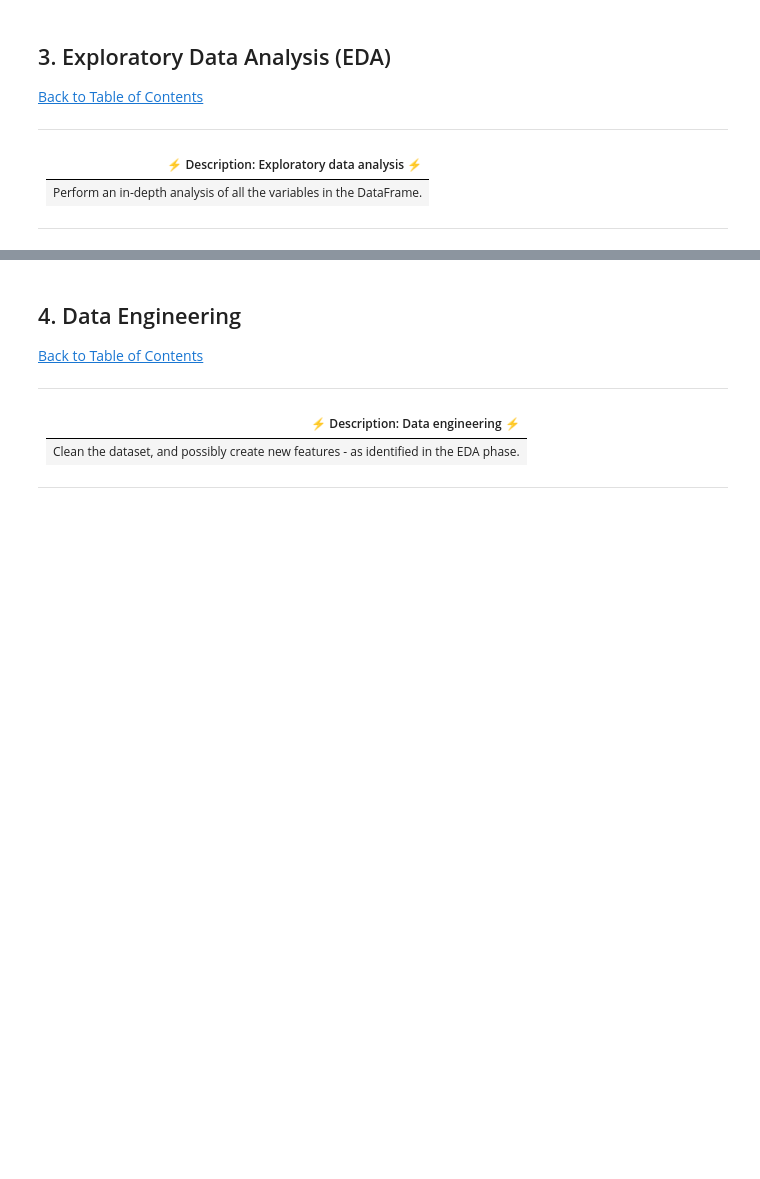
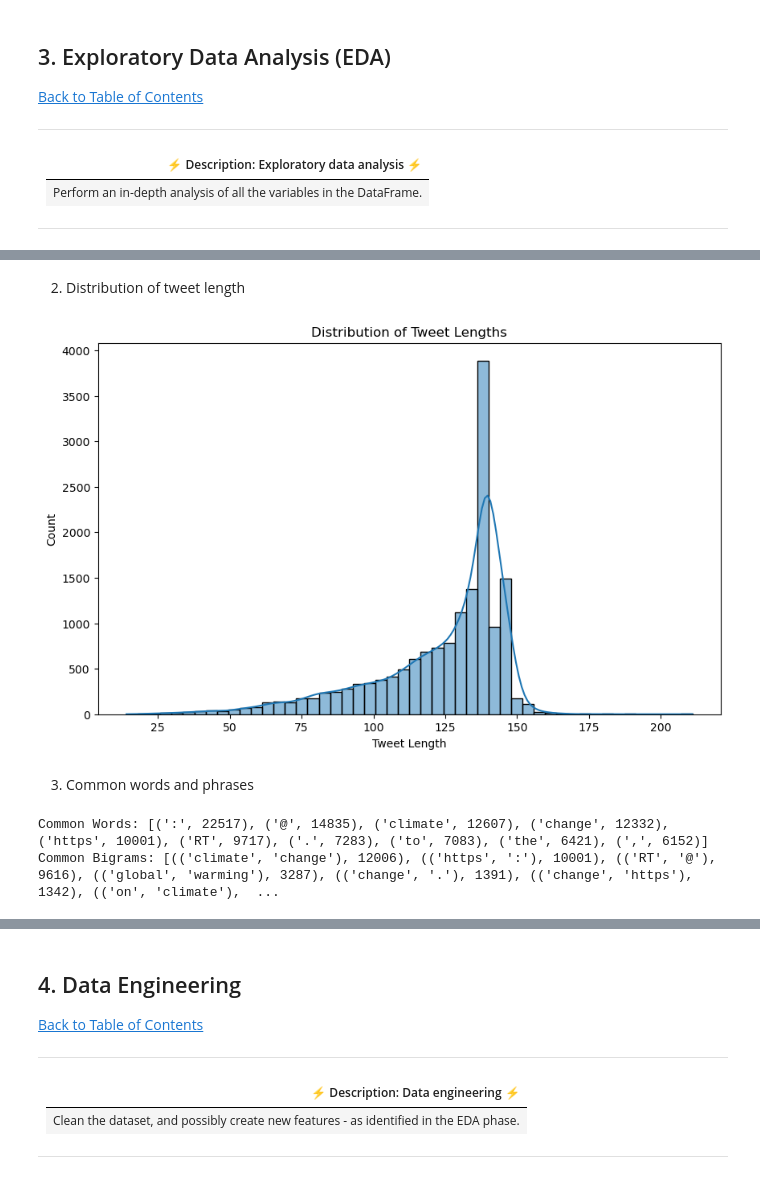
Before and after one commit to gzukhanye/Classification-Sprint-2307FTDS-TEAM-JM5, a Jupyter notebook: JM5_Notebook.ipynb, the cells around one changed output, grey strips where cells are left out. Cells and saved outputs as stored; diff of their text form; code cells hidden in the pictures; blank space fills up the shorter version.

```diff
--- a/JM5_Notebook.ipynb
+++ b/JM5_Notebook.ipynb
@@ -58,0 +141,35 @@
+# %%
+# Analyze the characteristics of the tweet text
+df_train['tweet_length'] = df_train['message'].apply(len)
+# %% [markdown]
+2. Distribution of tweet length
+# %%
+plt.figure(figsize=(10, 6))
+sns.histplot(df_train['tweet_length'], bins=50, kde=True)
+plt.title('Distribution of Tweet Lengths')
+plt.xlabel('Tweet Length')
+plt.show()
+# %% [output]
+[figure, added]
+# %% [markdown]
+3. Common words and phrases
+# %%
+'''
+Concatenates the all the tweets into a single string
+and tokenises the text into individual words and
+outputs the most common words & its frequencies
+'''
+all_text = ' '.join(df_train['message'].astype(str))
+
+tokens = word_tokenize(all_text)
+fdist = FreqDist(tokens)
+common_words = fdist.most_common(10)
+print("Common Words:", common_words)
+
+bi_grams = list(bigrams(tokens))
+bi_gram_freq = FreqDist(bi_grams)
+common_bigrams = bi_gram_freq.most_common(10)
+print("Common Bigrams:", common_bigrams)
+# %% [output]
+Common Words: [(':', 22517), ('@', 14835), ('climate', 12607), ('change', 12332), ('https', 10001), ('RT', 9717), ('.', 7283), ('to', 7083), ('the', 6421), (',', 6152)]
+Common Bigrams: [(('climate', 'change'), 12006), (('https', ':'), 10001), (('RT', '@'), 9616), (('global', 'warming'), 3287), (('change', '.'), 1391), (('change', 'https'), 1342), (('on', 'climate'),  ...
```
Also changed, not shown: parts of 12 cells of this notebook.
